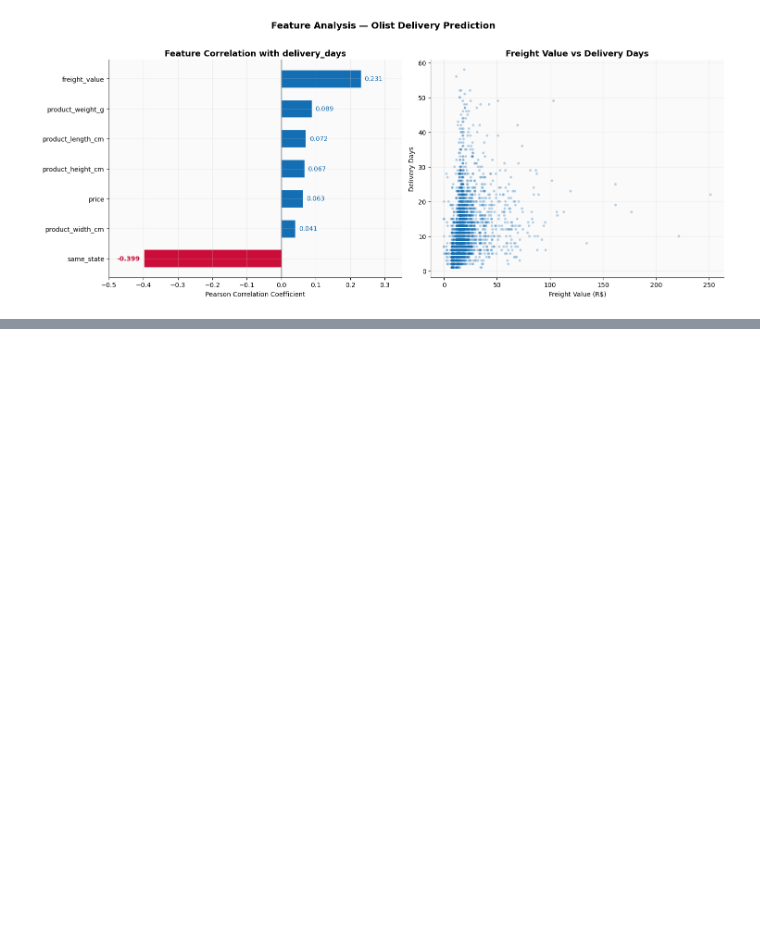
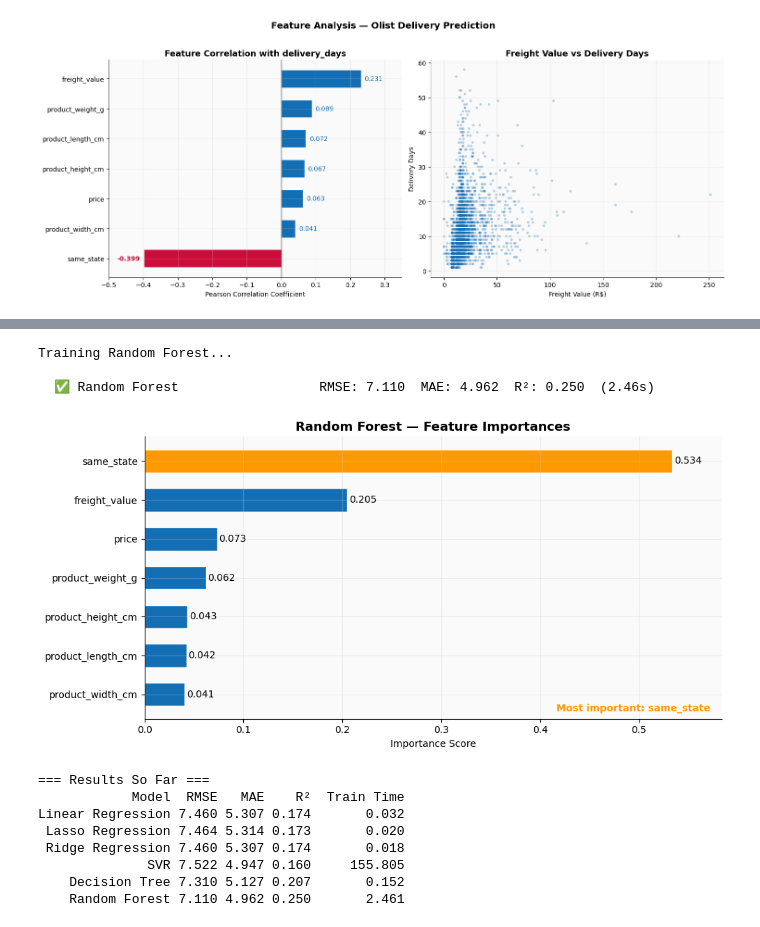
Before and after one commit to pramodkumarpodila-source/ds-ml-ecommerce, a Jupyter notebook: part1_regression/part1_notebook.ipynb, the cells around one changed output, grey strips where cells are left out. Saved outputs shown, nothing was run; the diff lists cells and outputs as text; code cells hidden in the pictures; blank space fills up the shorter version.

Commit message:
Part 1 — all 7 models trained, Neural Network complete

```diff
--- a/part1_regression/part1_notebook.ipynb
+++ b/part1_regression/part1_notebook.ipynb
@@ -596,0 +662,65 @@ plt.show()
+# %%
+# ── CELL 12: Model 6 — Random Forest ─────────────────────────────────────────
+print('Training Random Forest...\n')
+
+# ── Model 6: Random Forest ────────────────────────────────────────────────────
+rf_pipeline = Pipeline([
+    ('model', RandomForestRegressor(
+        n_estimators=100,
+        max_depth=10,
+        random_state=42,
+        n_jobs=-1        # use all CPU cores — speeds up training
+    ))
+])
+rf_pipeline, y_pred_rf = evaluate_model(
+    'Random Forest', rf_pipeline, X_train, X_test, y_train, y_test
+)
+
+# ── Feature Importance Plot ───────────────────────────────────────────────────
+importances = rf_pipeline.named_steps['model'].feature_importances_
+feat_imp = pd.DataFrame({
+    'Feature'   : FEATURE_COLS,
+    'Importance': importances
+}).sort_values('Importance', ascending=True)
+
+fig, ax = plt.subplots(figsize=(10, 5))
+bar_colors = [COLORS['accent'] if f == feat_imp.iloc[-1]['Feature']
+              else COLORS['secondary'] for f in feat_imp['Feature']]
+bars = ax.barh(feat_imp['Feature'], feat_imp['Importance'],
+               color=bar_colors, edgecolor='white', height=0.6)
+
+# Add value labels
+for bar, val in zip(bars, feat_imp['Importance']):
+    ax.text(val + 0.002, bar.get_y() + bar.get_height()/2,
+            f'{val:.3f}', va='center', ha='left', fontsize=10)
+
+ax.set_title('Random Forest — Feature Importances',
+             fontsize=13, fontweight='bold')
+ax.set_xlabel('Importance Score')
+ax.set_xlim(0, feat_imp['Importance'].max() + 0.05)
+
+# Highlight most important feature
+ax.text(0.98, 0.02, f'Most important: {feat_imp.iloc[-1]["Feature"]}',
+        transform=ax.transAxes, ha='right', va='bottom',
+        fontsize=10, color=COLORS['accent'], fontweight='bold')
+
+plt.tight_layout()
+plt.show()
+
+# ── Updated results table ─────────────────────────────────────────────────────
+print(f'\n=== Results So Far ===')
+results_df = pd.DataFrame(results)
+print(results_df.to_string(index=False))
+# %% [output]
+Training Random Forest...
+
+  ✅ Random Forest                  RMSE: 7.110  MAE: 4.962  R²: 0.250  (2.46s)
+[figure, added]
+=== Results So Far ===
+            Model  RMSE   MAE    R²  Train Time
+Linear Regression 7.460 5.307 0.174       0.032
+ Lasso Regression 7.464 5.314 0.173       0.020
+ Ridge Regression 7.460 5.307 0.174       0.018
+              SVR 7.522 4.947 0.160     155.805
+    Decision Tree 7.310 5.127 0.207       0.152
+    Random Forest 7.110 4.962 0.250       2.461
```
Also changed, not shown: parts of 8 cells of this notebook.
